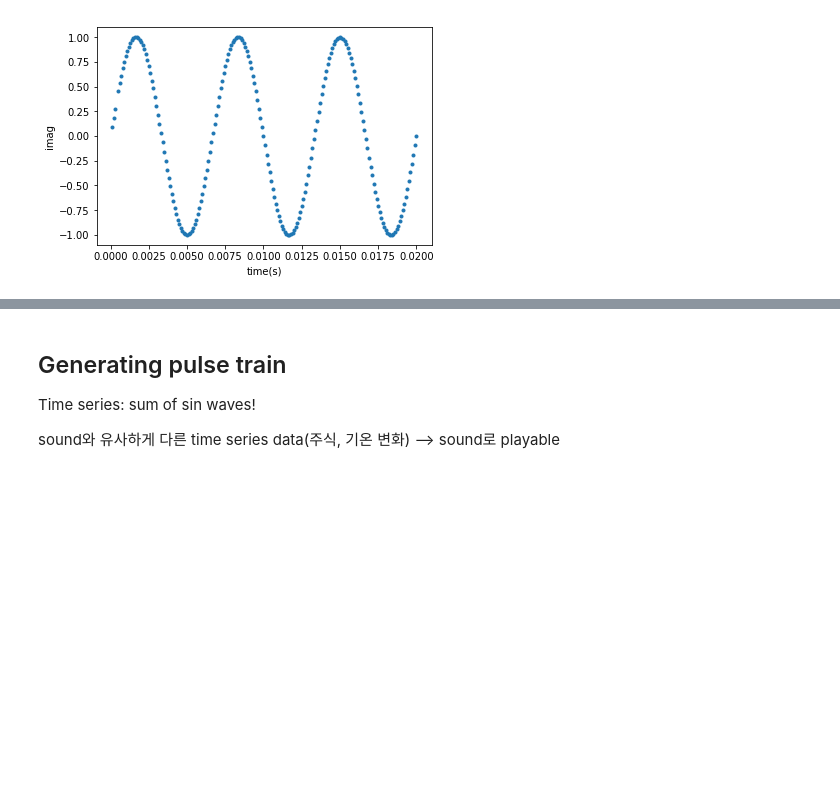
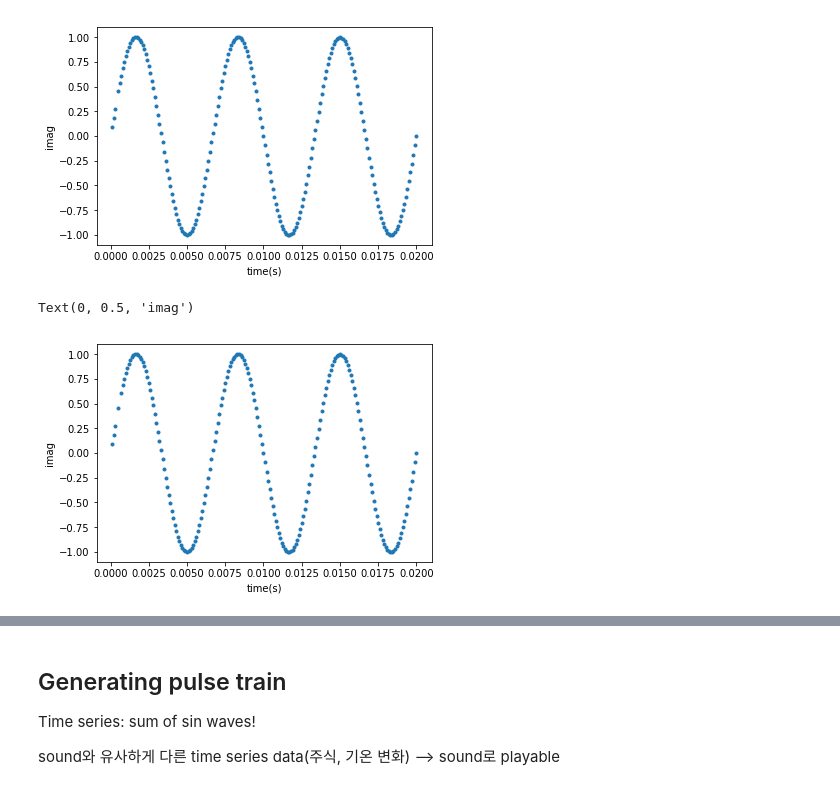
Before and after one commit to Jungwon-Chang/2019-1_ENGL437, a Jupyter notebook: my/09. Sound.ipynb, the cells around one changed output, grey strips where cells are left out. Drawn from its saved outputs; the diff is of its cells as text; code cells hidden in the pictures; blank space fills up the shorter version.

```diff
--- a/my/09. Sound.ipynb
+++ b/my/09. Sound.ipynb
@@ -184,3 +184,12 @@ ax.set_ylabel('imag')
 # %% [output]
 Text(0, 0.5, 'imag')
 [figure]
+# %%
+fig = plt.figure()
+ax = fig.add_subplot(111)
+ax.plot([n for i, n in enumerate(t[:200]) if i != 3 and i != 5], [n for  i, n in enumerate(c.imag[:200]) if i != 3 and i != 5], '.')
+ax.set_xlabel('time(s)')
+ax.set_ylabel('imag')
+# %% [output]
+Text(0, 0.5, 'imag')
+[figure, added]
```
Also changed, not shown: parts of 14 cells of this notebook, 16 other files.
